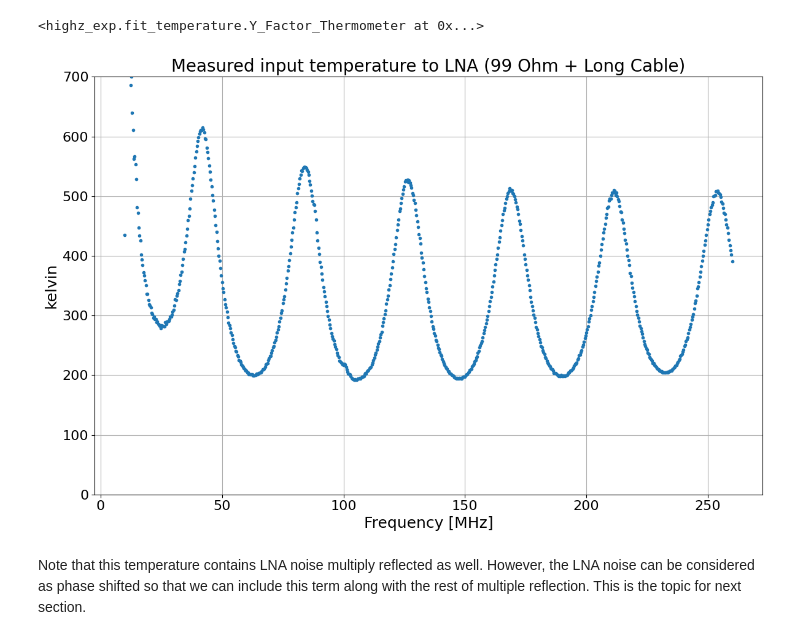
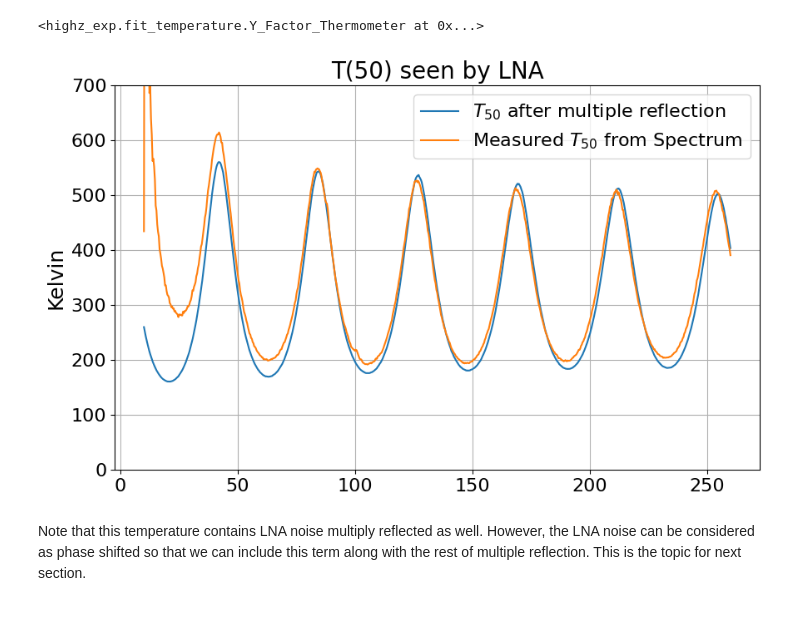
Before and after one commit to JoyYTZhou/RF_Math, a Jupyter notebook: notebooks/multiple_reflection.ipynb, the cells around one changed output. Cells and saved outputs as stored; diff of their text form; code cells hidden in the pictures.

```diff
--- a/notebooks/multiple_reflection.ipynb
+++ b/notebooks/multiple_reflection.ipynb
@@ -105,0 +141,4 @@ plt.show()
+# %%
+# Compute temperature after multiply reflected
+g_mr_ntwk = g_mr_ntwk.interpolate(chosen_f)
+T_input = T_total * np.abs(g_mr_ntwk.s[:,0,0])**2
@@ -134,12 +175,17 @@ total_gain = 10**(LNA_thermo.g_sys/10)
 input_noise = output_spec.s/total_gain - LNA_thermo.T_sys + LNA_thermo.T_dut
 input_spec = Spectrum(frequency=output_spec.f, spectrum=input_noise,
     name='Input Spectrum to LNA')
-# %%
-# Uncomment below to visualize the input spectrum to the LNA
-input_spec.plot(ylabel='kelvin', y_range=(0, 700), marker='o', ls='', ms=3,
-    title='Measured input temperature to LNA (99 Ohm + Long Cable)')
-# %% [output]
-[figure, removed]
+# %%
+plt.figure(figsize=(10,6))
+plt.plot(chosen_f/1e6, T_input, label=r'$T_{50}$ after multiple reflection')
+plt.plot(output_spec.f/1e6, input_spec.s, label=r'Measured $T_{50}$ from Spectrum')
+plt.title('T(50) seen by LNA')
+plt.legend()
+plt.ylim(0, 700)
+plt.ylabel('Kelvin')
+plt.grid()
+# %% [output]
+[figure, added]
 # %% [markdown]
 Note that this temperature contains LNA noise multiply reflected as well. However, the LNA noise can be considered as phase shifted so that we can include this term along with the rest of multiple reflection. This is the topic for next section.
 # %% [markdown]
```
Also changed, not shown: parts of 27 cells of this notebook.
